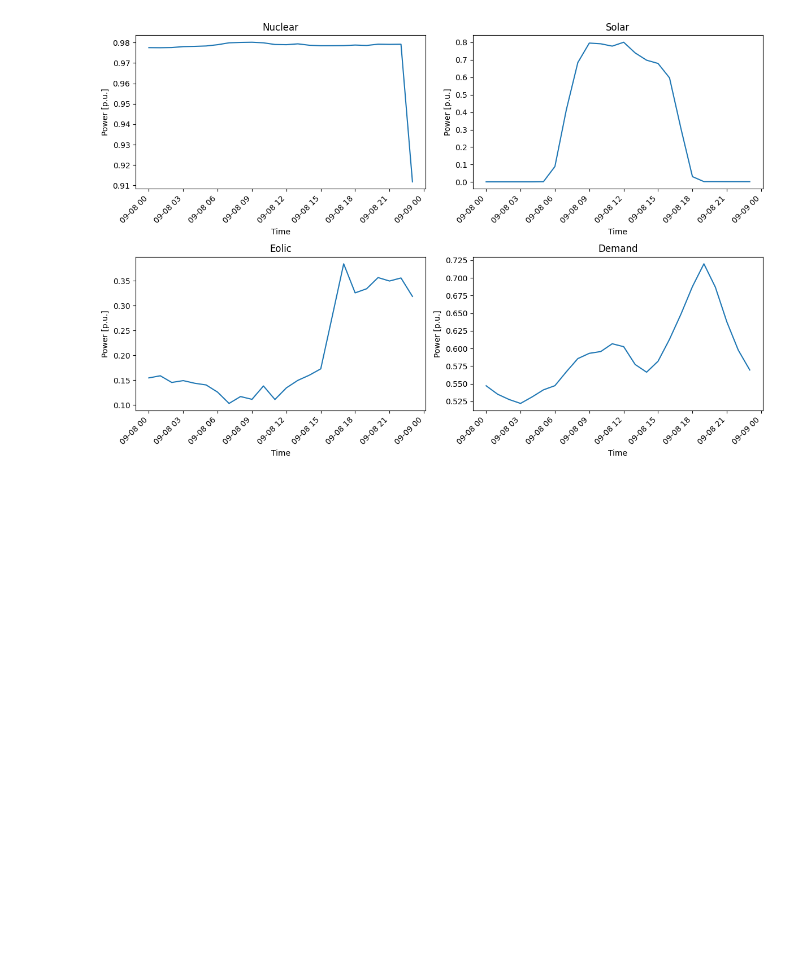
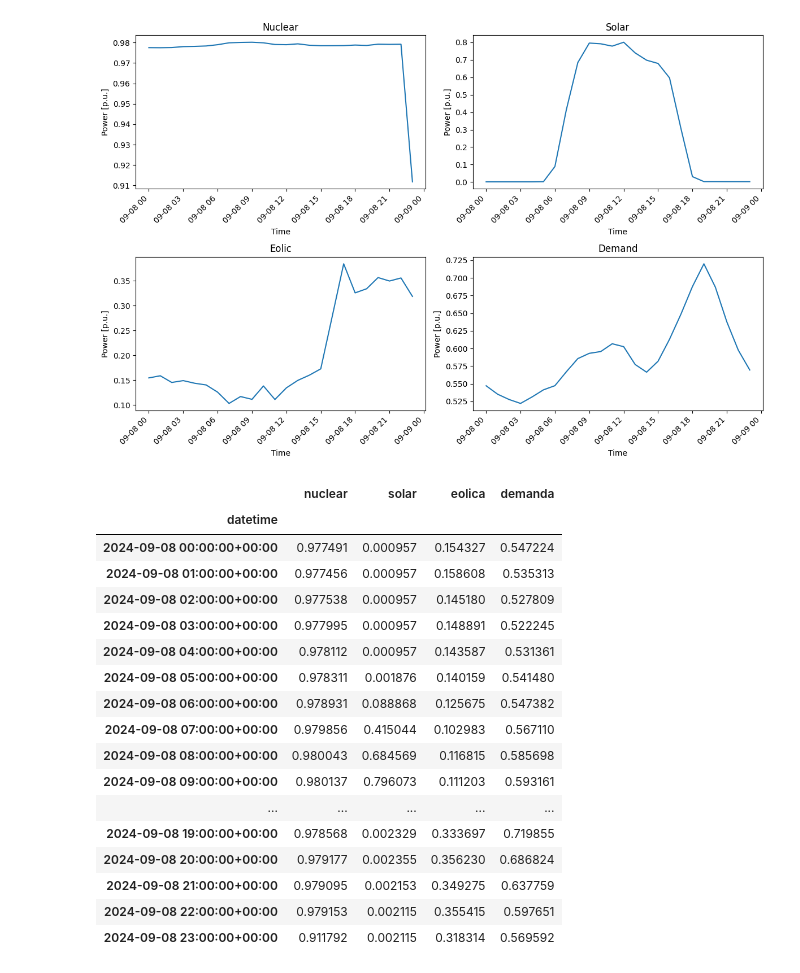
Before and after one commit to gmane52/SmartGrids, a Jupyter notebook: Proyecto/src/WorkSpace.ipynb, the cells around one changed output. Drawn from its saved outputs; the diff is of its cells as text; code cells hidden in the pictures; blank space fills up the shorter version.

```diff
--- a/Proyecto/src/WorkSpace.ipynb
+++ b/Proyecto/src/WorkSpace.ipynb
@@ -100,5 +102,26 @@ plt.tight_layout()
 plt.show()
 # %% [output]
 [figure]
+# %%
+dataset
+# %% [output]
+|  | nuclear | solar | eolica | demanda |
+| datetime |  |  |  |  |
+| 2024-09-08 00:00:00+00:00 | 0.977491 | 0.000957 | 0.154327 | 0.547224 |
+| 2024-09-08 01:00:00+00:00 | 0.977456 | 0.000957 | 0.158608 | 0.535313 |
+| 2024-09-08 02:00:00+00:00 | 0.977538 | 0.000957 | 0.145180 | 0.527809 |
+| 2024-09-08 03:00:00+00:00 | 0.977995 | 0.000957 | 0.148891 | 0.522245 |
+| 2024-09-08 04:00:00+00:00 | 0.978112 | 0.000957 | 0.143587 | 0.531361 |
+| 2024-09-08 05:00:00+00:00 | 0.978311 | 0.001876 | 0.140159 | 0.541480 |
+| 2024-09-08 06:00:00+00:00 | 0.978931 | 0.088868 | 0.125675 | 0.547382 |
+| 2024-09-08 07:00:00+00:00 | 0.979856 | 0.415044 | 0.102983 | 0.567110 |
+| 2024-09-08 08:00:00+00:00 | 0.980043 | 0.684569 | 0.116815 | 0.585698 |
+| 2024-09-08 09:00:00+00:00 | 0.980137 | 0.796073 | 0.111203 | 0.593161 |
+| ... | ... | ... | ... | ... |
+| 2024-09-08 19:00:00+00:00 | 0.978568 | 0.002329 | 0.333697 | 0.719855 |
+| 2024-09-08 20:00:00+00:00 | 0.979177 | 0.002355 | 0.356230 | 0.686824 |
+| 2024-09-08 21:00:00+00:00 | 0.979095 | 0.002153 | 0.349275 | 0.637759 |
+| 2024-09-08 22:00:00+00:00 | 0.979153 | 0.002115 | 0.355415 | 0.597651 |
+| 2024-09-08 23:00:00+00:00 | 0.911792 | 0.002115 | 0.318314 | 0.569592 |
 # %%
 ### Power Flow study ###
```
Also changed, not shown: parts of 3 cells of this notebook, 11 other files.
